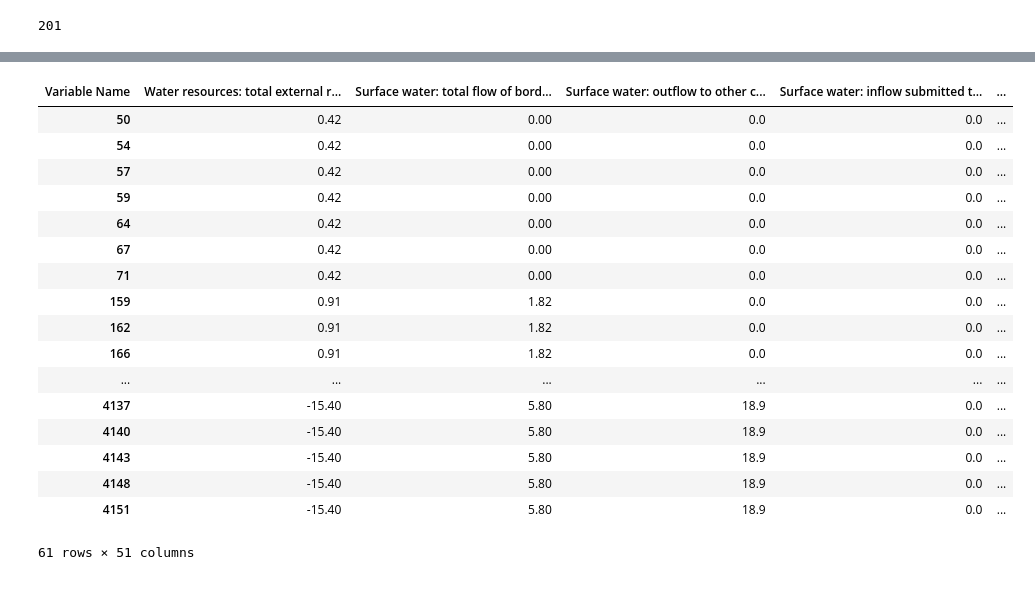
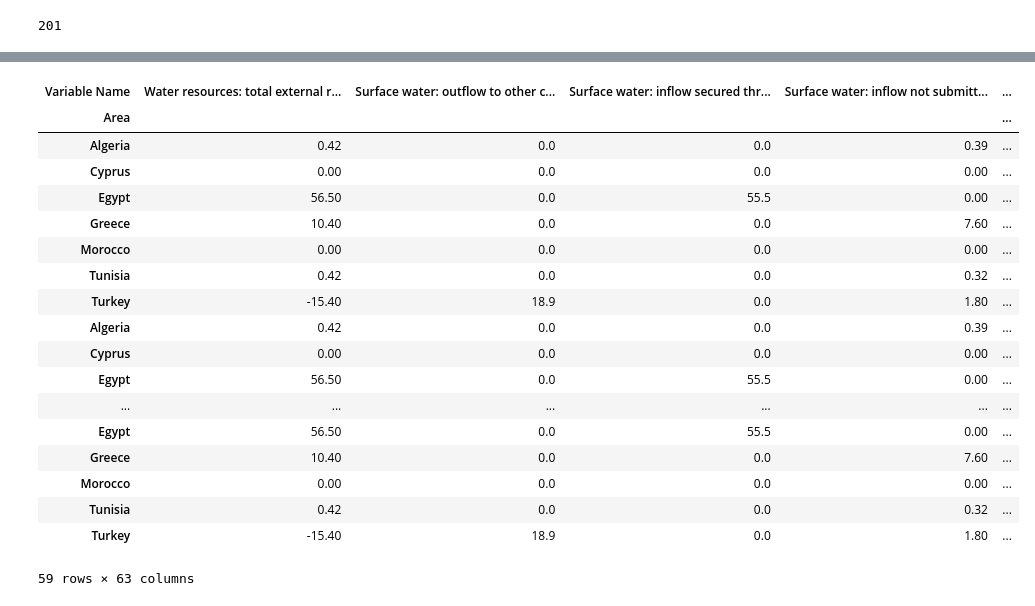
Before and after one commit to morakha/MENA-Water-Resource-Allocation---ML-approach, a Jupyter notebook: ERG 131 Clean data (Final Project).ipynb, the cells around one changed output, grey strips where cells are left out. Cells and saved outputs as stored; diff of their text form; code cells hidden in the pictures.

```diff
--- a/ERG 131 Clean data (Final Project).ipynb
+++ b/ERG 131 Clean data (Final Project).ipynb
@@ -118,0 +78,30 @@ g50r.groupby("Area").count().sort_values(by ='Year',ascending = False).reset_ind
+# %%
+g50r = df_every_5[df_every_5.count(axis = 1) >= 50]
+len(g50r.index.unique())
+# g50r[(g50r["Year"] > 1980) & (g50r["Year"] < 2018)].groupby("Area").count().sort_values(by ='Year',ascending = False).reset_index()
+grouped = g50r.groupby("Area").count().sort_values(by ='Year',ascending = False).reset_index()
+good_candidates = grouped[grouped["Year"] > 5]["Area"]
+df_good_candidates = g50r.set_index("Year")
+df_good_candidates
+g50r[g50r.index == "Jordan"].count()
+dense_variables = {v:np.mean(grouped[v]) for v in grouped.columns[1:] if np.mean(grouped[v]) > 4.5}
+
+# # Dense water variables
+# water_vars = []
+# for i in sorted(a, key = lambda x:a[x], reverse=True):
+#     if "water" in i and a[i] > 4:
+# #         print(i, a[i])
+#         water_vars.append(i)
+
+# # Dense variables
+# dense_vars = []
+# for i in sorted(a, key = lambda x:a[x], reverse=True):
+#     if a[i] > 4:
+#         dense_vars.append(i)
+#     else:
+#         break
+
+# # Eval of whether the original data is sparse on the variables we think we care about
+# water_vars.where(df_every_5[water_vars+["Year"]].count() -  g50r[water_vars + ["Year"]].count() > 300)
+# df_every_5[dense_vars].count() -  g50r[dense_vars].count() > 300
+len(dense_variables)
@@ -119,10 +135,9 @@ g50r.groupby("Area").count().sort_values(by ='Year',ascending = False).reset_ind
 # %%
 countries = ['Armenia','Azerbaijan','Morocco','Algeria','Tunisia','Egypt','Turkey','Greece','Cyprus']
-test = g50r[g50r.Area.isin(countries)]
+test = g50r[g50r.index.isin(countries)]
 #test.groupby("Year").count().mean().sort_values(ascending = False)
-test1 = test[test.apply(lambda x : x.Year % 5 == 2 ,axis = 1)].groupby("Year").count().mean().sort_values(ascending = False)
+test1 = test.groupby("Year").count().mean().sort_values(ascending = False)
 variables = test1[test1 > len(countries) - 4].index.values
-dummy = test[['Area','Year']]
 variables
 # %% [output]
 array(['Water resources: total external renewable',
@@ -145,28 +180,29 @@ array(['Water resources: total external renewable',
 # %%
 goal = test[variables]
 goal = goal.interpolate()
-goal['Year'] = dummy['Year']
-goal['Area'] = dummy['Area']
+goal['Year'] = test['Year']
+goal['Area'] = test.index
 goal
 # %% [output]
-| Variable Name | Water resources: total external r... | Surface water: total flow of bord... | Surface water: outflow to other c... | Surface water: inflow submitted t... | ... |
-| 50 | 0.42 | 0.00 | 0.0 | 0.0 | ... |
-| 54 | 0.42 | 0.00 | 0.0 | 0.0 | ... |
-| 57 | 0.42 | 0.00 | 0.0 | 0.0 | ... |
-| 59 | 0.42 | 0.00 | 0.0 | 0.0 | ... |
-| 64 | 0.42 | 0.00 | 0.0 | 0.0 | ... |
-| 67 | 0.42 | 0.00 | 0.0 | 0.0 | ... |
-| 71 | 0.42 | 0.00 | 0.0 | 0.0 | ... |
-| 159 | 0.91 | 1.82 | 0.0 | 0.0 | ... |
-| 162 | 0.91 | 1.82 | 0.0 | 0.0 | ... |
-| 166 | 0.91 | 1.82 | 0.0 | 0.0 | ... |
+| Variable Name | Water resources: total external r... | Surface water: outflow to other c... | Surface water: inflow secured thr... | Surface water: inflow not submitt... | ... |
+| Area |  |  |  |  | ... |
+| Algeria | 0.42 | 0.0 | 0.0 | 0.39 | ... |
+| Cyprus | 0.00 | 0.0 | 0.0 | 0.00 | ... |
+| Egypt | 56.50 | 0.0 | 55.5 | 0.00 | ... |
+| Greece | 10.40 | 0.0 | 0.0 | 7.60 | ... |
+| Morocco | 0.00 | 0.0 | 0.0 | 0.00 | ... |
+| Tunisia | 0.42 | 0.0 | 0.0 | 0.32 | ... |
+| Turkey | -15.40 | 18.9 | 0.0 | 1.80 | ... |
+| Algeria | 0.42 | 0.0 | 0.0 | 0.39 | ... |
+| Cyprus | 0.00 | 0.0 | 0.0 | 0.00 | ... |
+| Egypt | 56.50 | 0.0 | 55.5 | 0.00 | ... |
 | ... | ... | ... | ... | ... | ... |
-| 4137 | -15.40 | 5.80 | 18.9 | 0.0 | ... |
-| 4140 | -15.40 | 5.80 | 18.9 | 0.0 | ... |
-| 4143 | -15.40 | 5.80 | 18.9 | 0.0 | ... |
-| 4148 | -15.40 | 5.80 | 18.9 | 0.0 | ... |
-| 4151 | -15.40 | 5.80 | 18.9 | 0.0 | ... |
+| Egypt | 56.50 | 0.0 | 55.5 | 0.00 | ... |
+| Greece | 10.40 | 0.0 | 0.0 | 7.60 | ... |
+| Morocco | 0.00 | 0.0 | 0.0 | 0.00 | ... |
+| Tunisia | 0.42 | 0.0 | 0.0 | 0.32 | ... |
+| Turkey | -15.40 | 18.9 | 0.0 | 1.80 | ... |
-61 rows × 51 columns
+59 rows × 63 columns
 # %%
 filter_fn1 = lambda y: y["Area"] == country and y["Year"] == x - 10
 filter_fn2 = lambda y: y["Area"] == country and y["Year"] == x - 5
```
Also changed, not shown: parts of 15 cells of this notebook, 1 other file.
